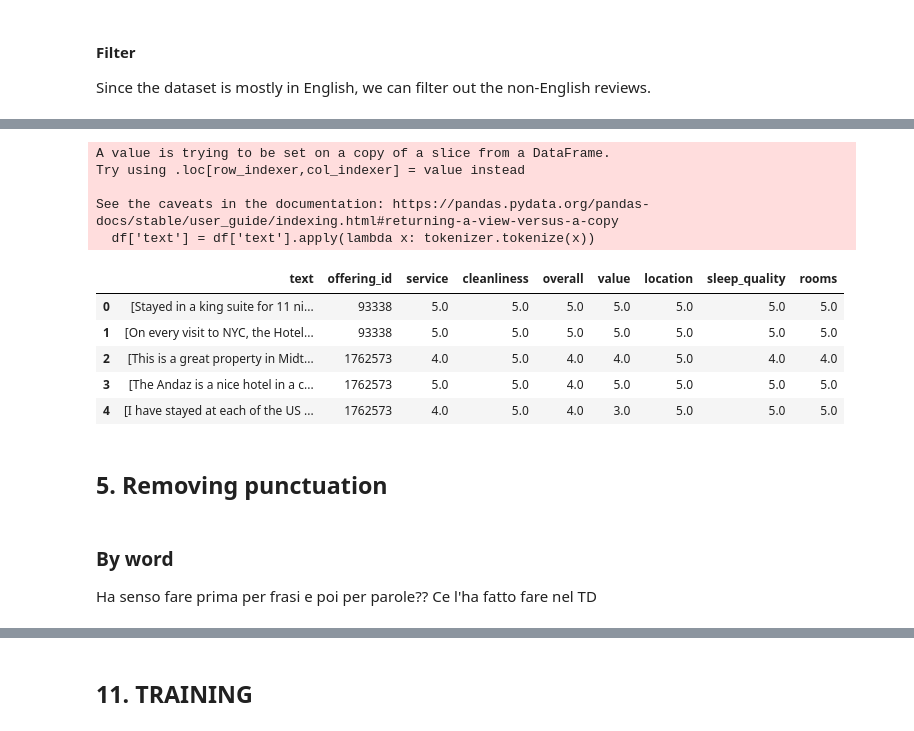
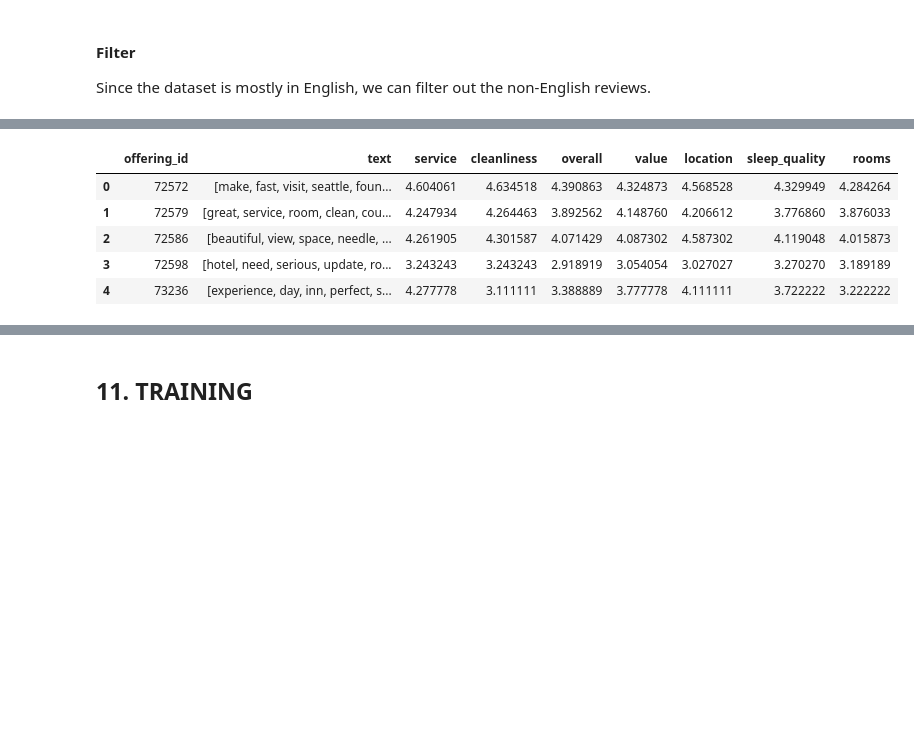
Before and after one commit to MikeCheek/Project1-MachineLearningForNLP, a Jupyter notebook: project1.ipynb, the cells around one changed output, grey strips where cells are left out. Saved outputs shown, nothing was run; the diff lists cells and outputs as text; code cells hidden in the pictures; blank space fills up the shorter version.

```diff
--- a/project1.ipynb
+++ b/project1.ipynb
@@ -79,8 +100,8 @@ In order to compare places accurately, we keep only the reviews with ratings onl
 # unused columns
 df.drop(columns=['title', 'author', 'date_stayed', 'num_helpful_votes', 'date', 'id', 'via_mobile'], inplace=True, errors='ignore')
 # reviews that have null values on relevant rating criteria
-relevant_ratings = ['service', 'cleanliness', 'overall', 'value', 'location', 'sleep_quality', 'rooms']
-df.dropna(subset=relevant_ratings, inplace=True)
+relevant_rating_columns = ['service', 'cleanliness', 'overall', 'value', 'location', 'sleep_quality', 'rooms']
+df.dropna(subset=relevant_rating_columns, inplace=True)
 # reviews that have more rating criteria than the relevant ones
 df = df[~df['check_in_front_desk'].notna()]
 df = df[~df['business_service_(e_g_internet_access)'].notna()]
@@ -229,4 +250,4 @@ Since the dataset is mostly in English, we can filter out the non-English review
 # %%
 # keep only english reviews
 df = df[df['language'] == 'en']
-df.drop(columns=['language'], inplace=True)
+df = df.drop(columns=['language'])
@@ -279,0 +306,26 @@ tokenizer = nltk.data.load('tokenizers/punkt/english.pickle')
+# %%
+import nltk
+from nltk.corpus import stopwords
+# from spellchecker import SpellChecker
+from nltk.tokenize import word_tokenize
+from nltk.stem import WordNetLemmatizer
+
+nltk.download('punkt_tab')
+nltk.download('wordnet')
+nltk.download('stopwords')
+
+tokenizer = nltk.data.load('tokenizers/punkt/english.pickle')
+lemmatizer = WordNetLemmatizer()
+
+stop_words = set(stopwords.words('english'))
+
+def preprocess(text):
+    words = word_tokenize(text.lower())
+    # isalnum allows us to remove punctuation
+    filtered_words = [word for word in words if word.isalnum() and word not in stop_words]
+    # spellechecking ??
+    # spell = SpellChecker()
+    # word = [spell.correction(word) if word not in spell else word for word in word_list]
+    lemmatized_words = [lemmatizer.lemmatize(word) for word in filtered_words]
+
+    return lemmatized_words
@@ -280,20 +339,10 @@ tokenizer = nltk.data.load('tokenizers/punkt/english.pickle')
 # %%
-df['text'] = df['text'].apply(lambda x: tokenizer.tokenize(x))
-df.head()
+df['text'] = df['text'].apply(preprocess)
+df
 # %% [output]
-A value is trying to be set on a copy of a slice from a DataFrame.
-Try using .loc[row_indexer,col_indexer] = value instead
-
-See the caveats in the documentation: https://pandas.pydata.org/pandas-docs/stable/user_guide/indexing.html#returning-a-view-versus-a-copy
-  df['text'] = df['text'].apply(lambda x: tokenizer.tokenize(x))
-|  | text | offering_id | service | cleanliness | overall | value | location | sleep_quality | rooms |
-| 0 | [Stayed in a king suite for 11 ni... | 93338 | 5.0 | 5.0 | 5.0 | 5.0 | 5.0 | 5.0 | 5.0 |
-| 1 | [On every visit to NYC, the Hotel... | 93338 | 5.0 | 5.0 | 5.0 | 5.0 | 5.0 | 5.0 | 5.0 |
-| 2 | [This is a great property in Midt... | 1762573 | 4.0 | 5.0 | 4.0 | 4.0 | 5.0 | 4.0 | 4.0 |
-| 3 | [The Andaz is a nice hotel in a c... | 1762573 | 5.0 | 5.0 | 4.0 | 5.0 | 5.0 | 5.0 | 5.0 |
-| 4 | [I have stayed at each of the US ... | 1762573 | 4.0 | 5.0 | 4.0 | 3.0 | 5.0 | 5.0 | 5.0 |
+|  | offering_id | text | service | cleanliness | overall | value | location | sleep_quality | rooms |
+| 0 | 72572 | [make, fast, visit, seattle, foun... | 4.604061 | 4.634518 | 4.390863 | 4.324873 | 4.568528 | 4.329949 | 4.284264 |
+| 1 | 72579 | [great, service, room, clean, cou... | 4.247934 | 4.264463 | 3.892562 | 4.148760 | 4.206612 | 3.776860 | 3.876033 |
+| 2 | 72586 | [beautiful, view, space, needle, ... | 4.261905 | 4.301587 | 4.071429 | 4.087302 | 4.587302 | 4.119048 | 4.015873 |
+| 3 | 72598 | [hotel, need, serious, update, ro... | 3.243243 | 3.243243 | 2.918919 | 3.054054 | 3.027027 | 3.270270 | 3.189189 |
+| 4 | 73236 | [experience, day, inn, perfect, s... | 4.277778 | 3.111111 | 3.388889 | 3.777778 | 4.111111 | 3.722222 | 3.222222 |
-# %% [markdown]
-## 5. Removing punctuation
-# %% [markdown]
-### By word
-Ha senso fare prima per frasi e poi per parole?? Ce l'ha fatto fare nel TD
```
Also changed, not shown: parts of 29 cells of this notebook.
